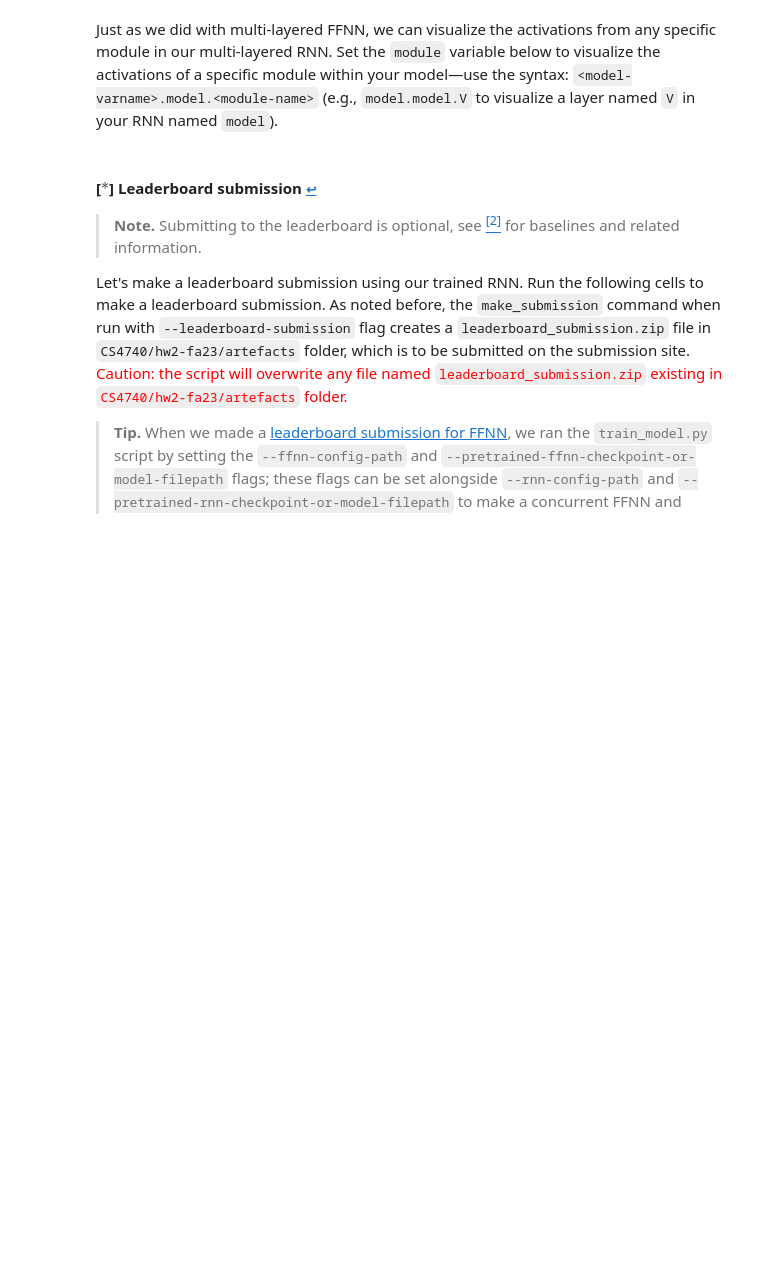
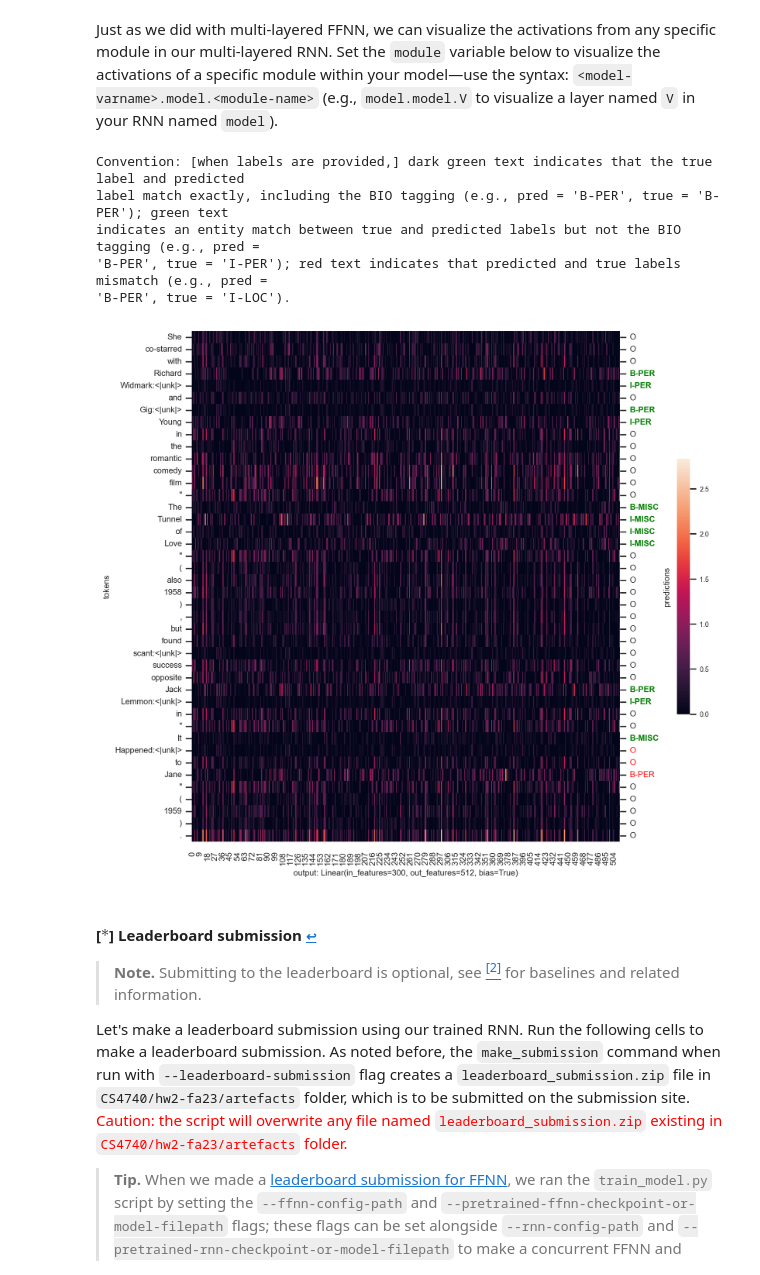
Before and after one commit to chadyu9/cs-4740, a Jupyter notebook: HW 2/notebooks/hw2.ipynb, the cells around one changed output. Drawn from its saved outputs; the diff is of its cells as text; code cells hidden in the pictures; blank space fills up the shorter version.

```diff
--- a/HW 2/notebooks/hw2.ipynb
+++ b/HW 2/notebooks/hw2.ipynb
@@ -1377,16 +1457,23 @@ _ = inspect_preds(tokenizer=tokenizer, model=model, text=hf_dataset[partition][s
 Just as we did with multi-layered FFNN, we can visualize the activations from any specific module in our multi-layered RNN. Set the `module` variable below to visualize the activations of a specific module within your model—use the syntax: `<model-varname>.model.<module-name>` (e.g., `model.model.V` to visualize a layer named `V` in your RNN named `model`).
 # %%
 # Set the module you wish to visualize (format: model.model.<module-name>).
-module = None
+module = model.model.W_list[0]
 
 visualize_activations(
     tokenizer=tokenizer,
     model=model,
     module=module,
     text=hf_dataset[partition][sample_idx]["text"],
     labels=labels,
     nonlinearity=F.relu,
 )
+# %% [output]
+Convention: [when labels are provided,] dark green text indicates that the true label and predicted
+label match exactly, including the BIO tagging (e.g., pred = 'B-PER', true = 'B-PER'); green text
+indicates an entity match between true and predicted labels but not the BIO tagging (e.g., pred =
+'B-PER', true = 'I-PER'); red text indicates that predicted and true labels mismatch (e.g., pred =
+'B-PER', true = 'I-LOC').
+[figure, added]
 # %% [markdown]
 <a name="leaderboard_rnn"></a>
 
```
Also changed, not shown: parts of 28 cells of this notebook, 1 other file.
